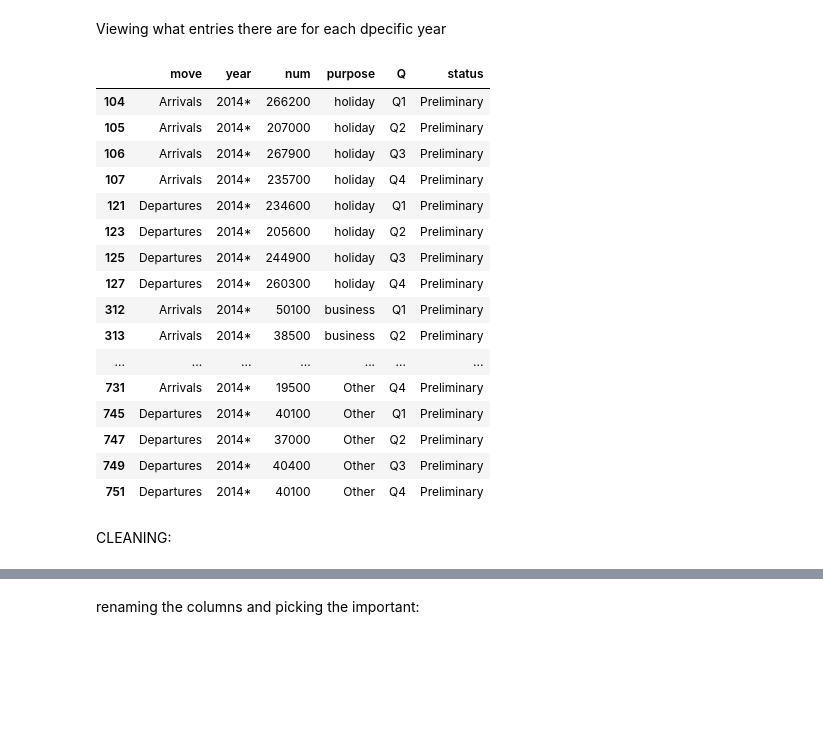
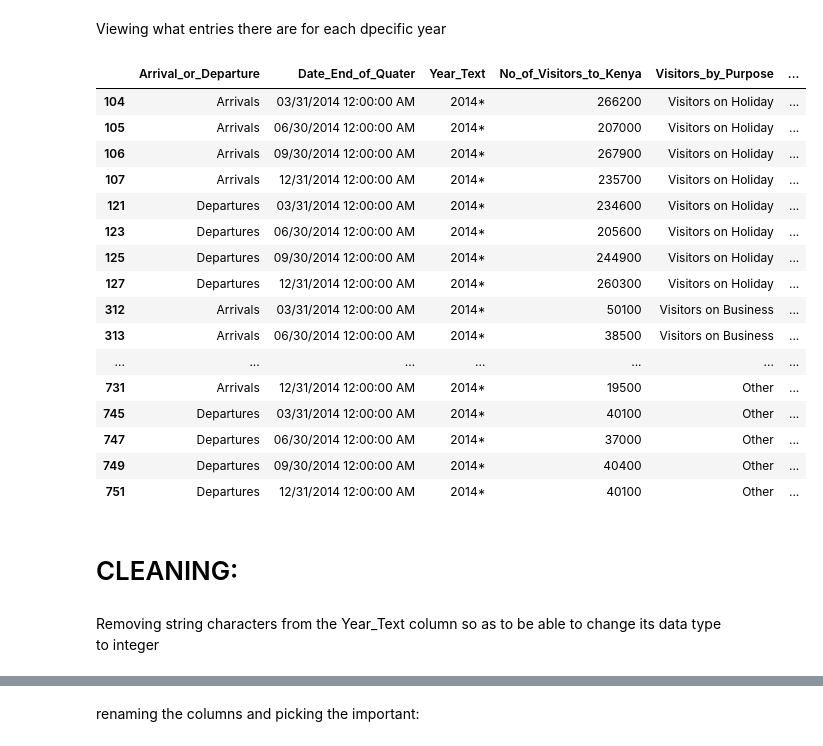
Before and after one commit to shirleymbeyu/visitors_to_Kenya, a Jupyter notebook: VISITORS.ipynb, the cells around one changed output, grey strips where cells are left out. Cells and saved outputs as stored; diff of their text form; code cells hidden in the pictures; blank space fills up the shorter version.

```diff
--- a/VISITORS.ipynb
+++ b/VISITORS.ipynb
@@ -38,24 +38,26 @@ memory usage: 52.1+ KB
 # %% [markdown]
 Viewing what entries there are for each dpecific year
 # %%
-df[df['year'] == "2014*"]
+df[df['Year_Text'] == "2014*"]
 # %% [output]
-|  | move | year | num | purpose | Q | status |
-| 104 | Arrivals | 2014* | 266200 | holiday | Q1 | Preliminary |
-| 105 | Arrivals | 2014* | 207000 | holiday | Q2 | Preliminary |
-| 106 | Arrivals | 2014* | 267900 | holiday | Q3 | Preliminary |
-| 107 | Arrivals | 2014* | 235700 | holiday | Q4 | Preliminary |
-| 121 | Departures | 2014* | 234600 | holiday | Q1 | Preliminary |
-| 123 | Departures | 2014* | 205600 | holiday | Q2 | Preliminary |
-| 125 | Departures | 2014* | 244900 | holiday | Q3 | Preliminary |
-| 127 | Departures | 2014* | 260300 | holiday | Q4 | Preliminary |
-| 312 | Arrivals | 2014* | 50100 | business | Q1 | Preliminary |
-| 313 | Arrivals | 2014* | 38500 | business | Q2 | Preliminary |
+|  | Arrival_or_Departure | Date_End_of_Quater | Year_Text | No_of_Visitors_to_Kenya | Visitors_by_Purpose | ... |
+| 104 | Arrivals | 03/31/2014 12:00:00 AM | 2014* | 266200 | Visitors on Holiday | ... |
+| 105 | Arrivals | 06/30/2014 12:00:00 AM | 2014* | 207000 | Visitors on Holiday | ... |
+| 106 | Arrivals | 09/30/2014 12:00:00 AM | 2014* | 267900 | Visitors on Holiday | ... |
+| 107 | Arrivals | 12/31/2014 12:00:00 AM | 2014* | 235700 | Visitors on Holiday | ... |
+| 121 | Departures | 03/31/2014 12:00:00 AM | 2014* | 234600 | Visitors on Holiday | ... |
+| 123 | Departures | 06/30/2014 12:00:00 AM | 2014* | 205600 | Visitors on Holiday | ... |
+| 125 | Departures | 09/30/2014 12:00:00 AM | 2014* | 244900 | Visitors on Holiday | ... |
+| 127 | Departures | 12/31/2014 12:00:00 AM | 2014* | 260300 | Visitors on Holiday | ... |
+| 312 | Arrivals | 03/31/2014 12:00:00 AM | 2014* | 50100 | Visitors on Business | ... |
+| 313 | Arrivals | 06/30/2014 12:00:00 AM | 2014* | 38500 | Visitors on Business | ... |
 | ... | ... | ... | ... | ... | ... | ... |
-| 731 | Arrivals | 2014* | 19500 | Other | Q4 | Preliminary |
-| 745 | Departures | 2014* | 40100 | Other | Q1 | Preliminary |
-| 747 | Departures | 2014* | 37000 | Other | Q2 | Preliminary |
-| 749 | Departures | 2014* | 40400 | Other | Q3 | Preliminary |
-| 751 | Departures | 2014* | 40100 | Other | Q4 | Preliminary |
+| 731 | Arrivals | 12/31/2014 12:00:00 AM | 2014* | 19500 | Other | ... |
+| 745 | Departures | 03/31/2014 12:00:00 AM | 2014* | 40100 | Other | ... |
+| 747 | Departures | 06/30/2014 12:00:00 AM | 2014* | 37000 | Other | ... |
+| 749 | Departures | 09/30/2014 12:00:00 AM | 2014* | 40400 | Other | ... |
+| 751 | Departures | 12/31/2014 12:00:00 AM | 2014* | 40100 | Other | ... |
-# %% [markdown]
-CLEANING:
+# %% [markdown]
+# CLEANING:
+# %% [markdown]
+ Removing string characters from the Year_Text column so as to be able to change its data type to integer
```
Also changed, not shown: parts of 65 cells of this notebook, 3 other files.
